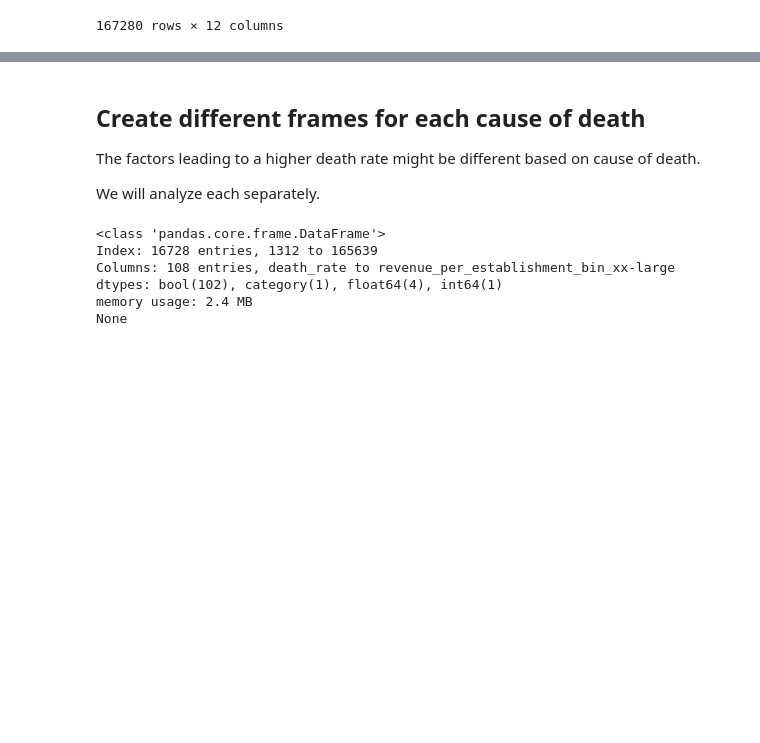
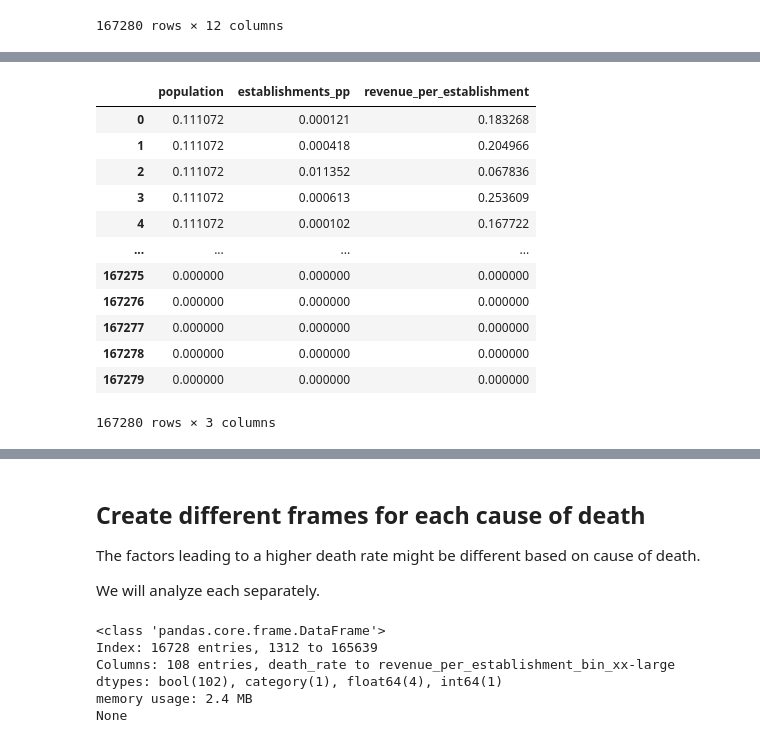
Before and after one commit to jsf80238/data_science, a Jupyter notebook: notebooks/death_rate.ipynb, the cells around one changed output, grey strips where cells are left out. Cells and saved outputs as stored; diff of their text form; code cells hidden in the pictures; blank space fills up the shorter version.

```diff
--- a/notebooks/death_rate.ipynb
+++ b/notebooks/death_rate.ipynb
@@ -1020,0 +1042,26 @@ df
+# %%
+scaling_df = pd.DataFrame()
+
+numeric_column_list = df.select_dtypes(include=["float64", "int64"]).columns
+to_be_scaled_column_list = [x for x in numeric_column_list if not x.startswith("death")]
+for column_name in to_be_scaled_column_list:
+        scaling_df[column_name] = df[column_name].copy()
+
+scaler = MinMaxScaler()
+scaling_df = pd.DataFrame(scaler.fit_transform(scaling_df), columns=to_be_scaled_column_list)
+
+scaling_df
+# %% [output]
+|  | population | establishments_pp | revenue_per_establishment |
+| 0 | 0.111072 | 0.000121 | 0.183268 |
+| 1 | 0.111072 | 0.000418 | 0.204966 |
+| 2 | 0.111072 | 0.011352 | 0.067836 |
+| 3 | 0.111072 | 0.000613 | 0.253609 |
+| 4 | 0.111072 | 0.000102 | 0.167722 |
+| ... | ... | ... | ... |
+| 167275 | 0.000000 | 0.000000 | 0.000000 |
+| 167276 | 0.000000 | 0.000000 | 0.000000 |
+| 167277 | 0.000000 | 0.000000 | 0.000000 |
+| 167278 | 0.000000 | 0.000000 | 0.000000 |
+| 167279 | 0.000000 | 0.000000 | 0.000000 |
+167280 rows × 3 columns
```
Also changed, not shown: parts of 20 cells of this notebook.
